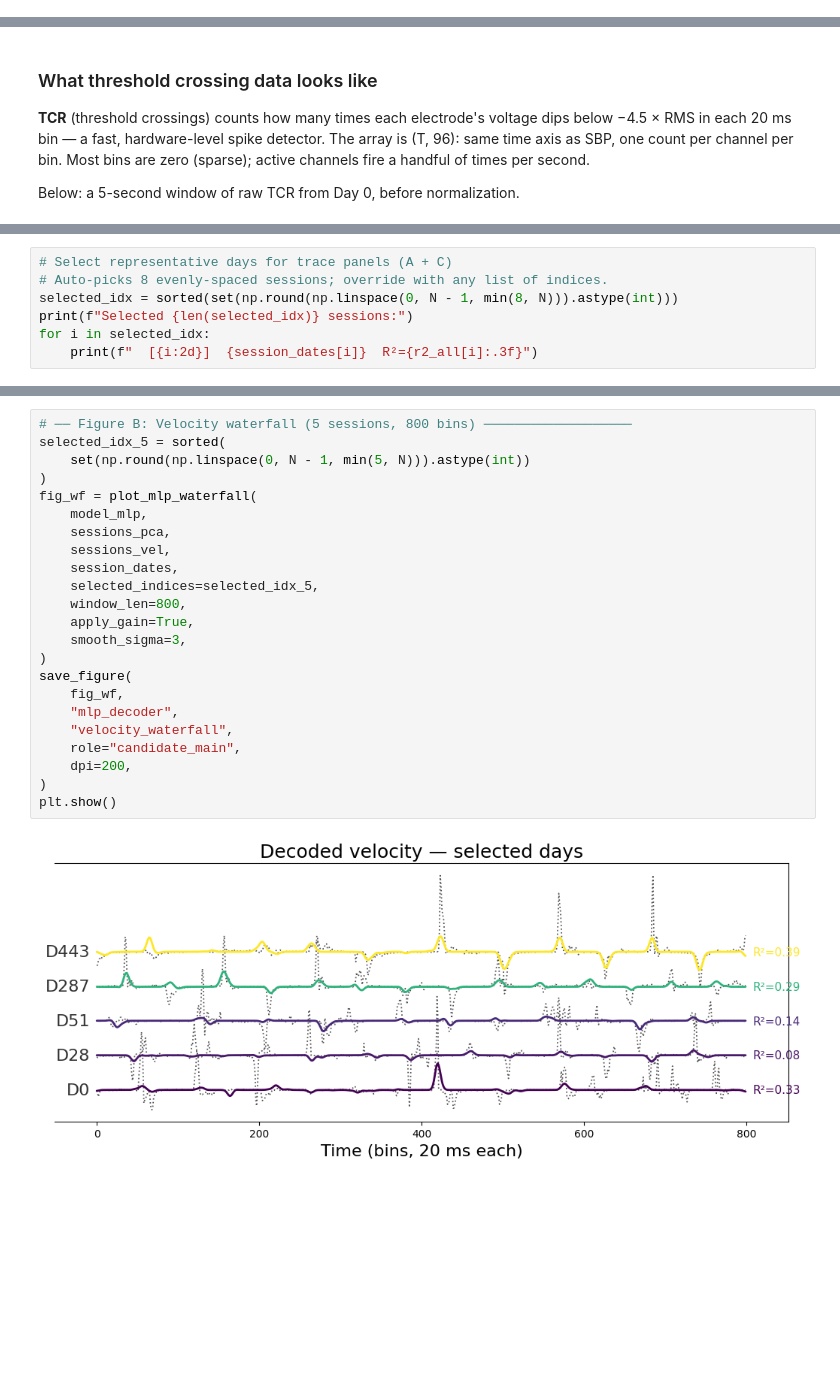
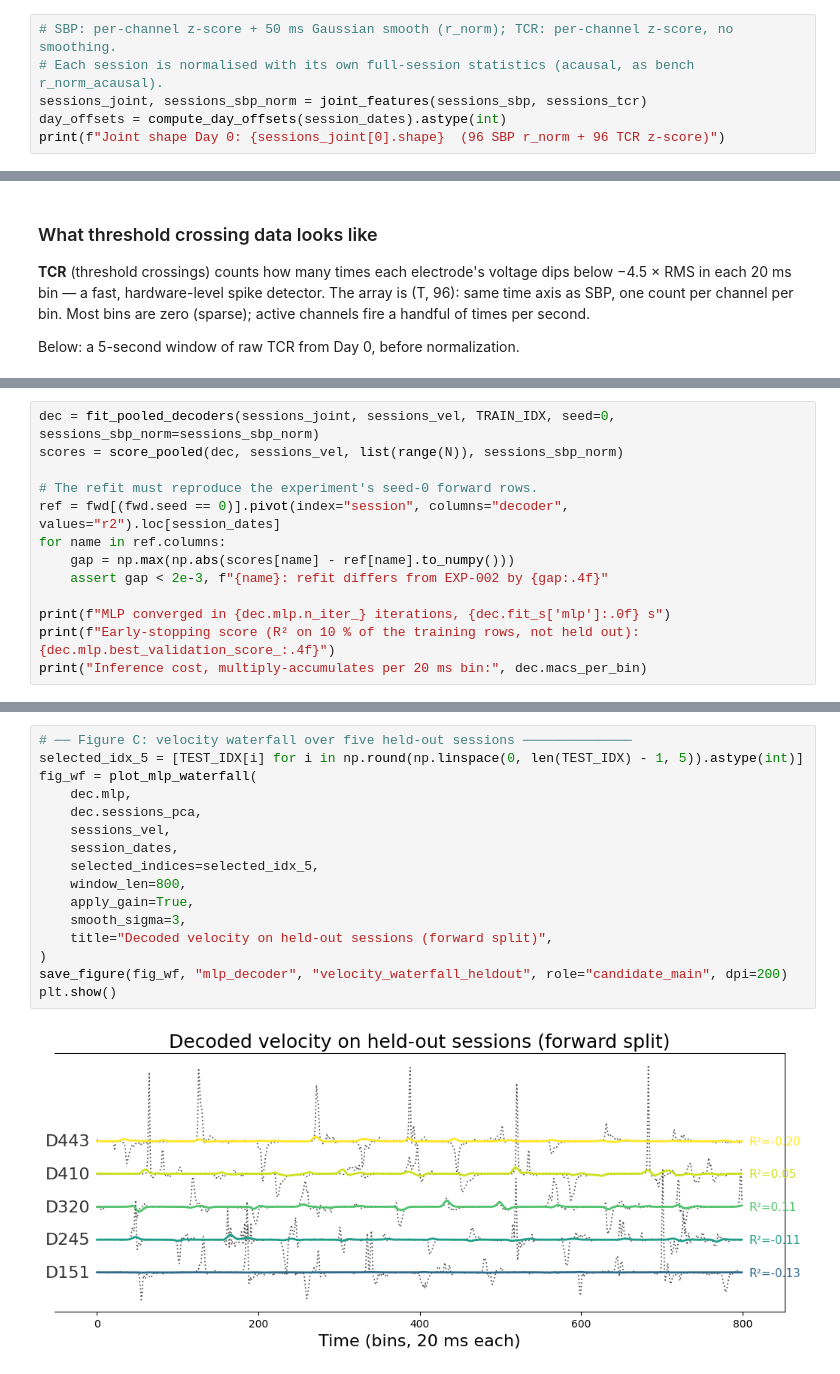
Before and after one commit to radhakrishnanrishaban/ephys-signal-atlas, a Jupyter notebook: 03_notebooks/sbp-mlp-decoder_v1.ipynb, the cells around one changed output, grey strips where cells are left out. Cells and saved outputs as stored; diff of their text form; blank space fills up the shorter version.

```diff
--- a/03_notebooks/sbp-mlp-decoder_v1.ipynb
+++ b/03_notebooks/sbp-mlp-decoder_v1.ipynb
@@ -128,0 +96,6 @@ One MLP is trained on all 30 sessions concatenated — a cross-session decoder,
+# %%
+# SBP: per-channel z-score + 50 ms Gaussian smooth (r_norm); TCR: per-channel z-score, no smoothing.
+# Each session is normalised with its own full-session statistics (acausal, as bench r_norm_acausal).
+sessions_joint, sessions_sbp_norm = joint_features(sessions_sbp, sessions_tcr)
+day_offsets = compute_day_offsets(session_dates).astype(int)
+print(f"Joint shape Day 0: {sessions_joint[0].shape}  (96 SBP r_norm + 96 TCR z-score)")
@@ -333,7 +244,0 @@ R² per day — min: -0.010  max: 0.245  mean: 0.099
-# %%
-# Select representative days for trace panels (A + C)
-# Auto-picks 8 evenly-spaced sessions; override with any list of indices.
-selected_idx = sorted(set(np.round(np.linspace(0, N - 1, min(8, N))).astype(int)))
-print(f"Selected {len(selected_idx)} sessions:")
-for i in selected_idx:
-    print(f"  [{i:2d}]  {session_dates[i]}  R²={r2_all[i]:.3f}")
@@ -358,0 +249,13 @@ plt.show()
+# %%
+dec = fit_pooled_decoders(sessions_joint, sessions_vel, TRAIN_IDX, seed=0, sessions_sbp_norm=sessions_sbp_norm)
+scores = score_pooled(dec, sessions_vel, list(range(N)), sessions_sbp_norm)
+
+# The refit must reproduce the experiment's seed-0 forward rows.
+ref = fwd[(fwd.seed == 0)].pivot(index="session", columns="decoder", values="r2").loc[session_dates]
+for name in ref.columns:
+    gap = np.max(np.abs(scores[name] - ref[name].to_numpy()))
+    assert gap < 2e-3, f"{name}: refit differs from EXP-002 by {gap:.4f}"
+
+print(f"MLP converged in {dec.mlp.n_iter_} iterations, {dec.fit_s['mlp']:.0f} s")
+print(f"Early-stopping score (R² on 10 % of the training rows, not held out): {dec.mlp.best_validation_score_:.4f}")
+print("Inference cost, multiply-accumulates per 20 ms bin:", dec.macs_per_bin)
@@ -359,25 +408,18 @@ plt.show()
 # %%
-# ── Figure B: Velocity waterfall (5 sessions, 800 bins) ───────────────────
-selected_idx_5 = sorted(
-    set(np.round(np.linspace(0, N - 1, min(5, N))).astype(int))
-)
+# ── Figure C: velocity waterfall over five held-out sessions ──────────────
+selected_idx_5 = [TEST_IDX[i] for i in np.round(np.linspace(0, len(TEST_IDX) - 1, 5)).astype(int)]
 fig_wf = plot_mlp_waterfall(
-    model_mlp,
-    sessions_pca,
+    dec.mlp,
+    dec.sessions_pca,
     sessions_vel,
     session_dates,
     selected_indices=selected_idx_5,
     window_len=800,
     apply_gain=True,
     smooth_sigma=3,
+    title="Decoded velocity on held-out sessions (forward split)",
 )
-save_figure(
-    fig_wf,
-    "mlp_decoder",
-    "velocity_waterfall",
-    role="candidate_main",
-    dpi=200,
-)
+save_figure(fig_wf, "mlp_decoder", "velocity_waterfall_heldout", role="candidate_main", dpi=200)
 plt.show()
 # %% [output]
-[figure, old version]
+[figure, new version]
```
Also changed, not shown: parts of 33 cells of this notebook, 59 other files.
